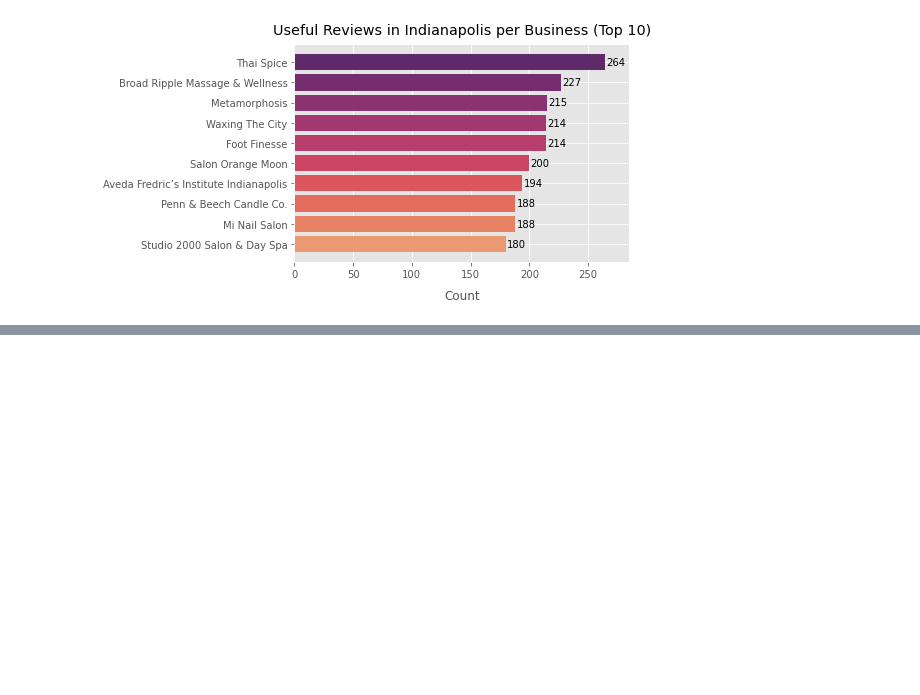
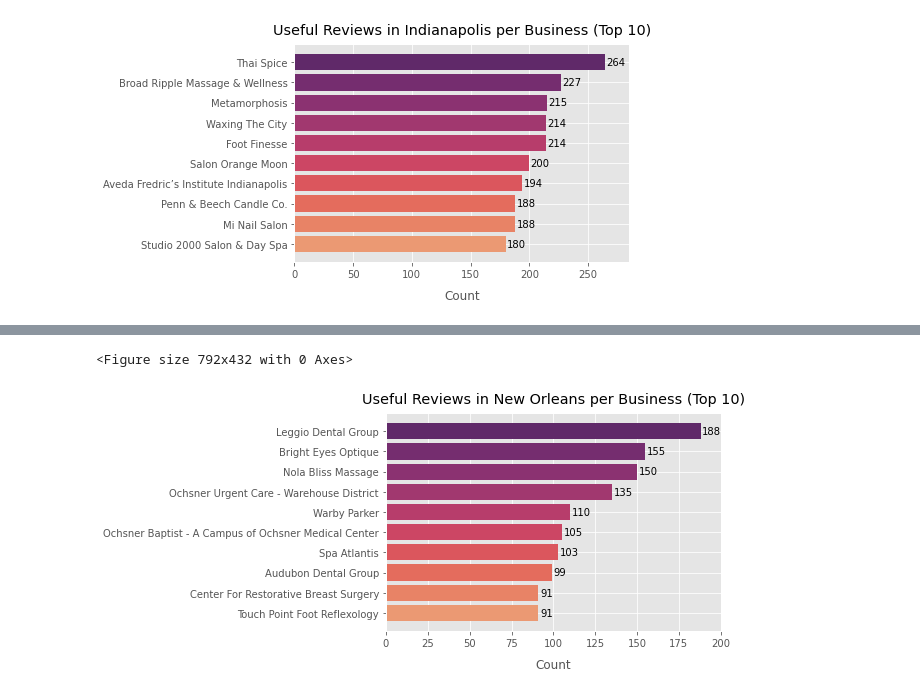
Before and after one commit to suvithkl/IntroDS-miniproject, a Jupyter notebook: app/visualisations.ipynb, the cells around one changed output, grey strips where cells are left out. Cells and saved outputs as stored; diff of their text form; code cells hidden in the pictures; blank space fills up the shorter version.

```diff
--- a/app/visualisations.ipynb
+++ b/app/visualisations.ipynb
@@ -260,23 +266,26 @@ health = pd.read_json('../filut/health_review.json')
 # %%
 # counting useful reviews by city (top 10) - New Orleans
 
 %matplotlib inline
 
 temp =health.loc[health['city'] == 'New Orleans']
 grouped = temp.groupby('name')['useful'].sum().sort_values(ascending=False)[:10]
 # flipping the dataframe
 grouped = grouped[::-1]
 
 plt.figure(figsize=(11,6))
 plt.style.use('ggplot')
 fig, ax = plt.subplots()
 plt.barh(grouped.index.values, grouped.values, color=sns.color_palette("flare", len(grouped)))
 plt.xlabel('Count', labelpad=10)
 plt.title('Useful Reviews in New Orleans per Business (Top 10)', loc='center', pad=10)
-plt.xlim(0, 500)
+plt.xlim(0, 200)
 plt.margins(x=20)
 for i, v in enumerate(grouped):
     ax.text(v+1, int(i), str(v), verticalalignment='center')
+# %% [output]
+<Figure size 792x432 with 0 Axes>
+[figure, added]
 # %%
 # counting useful reviews by city (top 10) - Indianapolis
 
```
Also changed, not shown: parts of 11 cells of this notebook, 11 other files.
